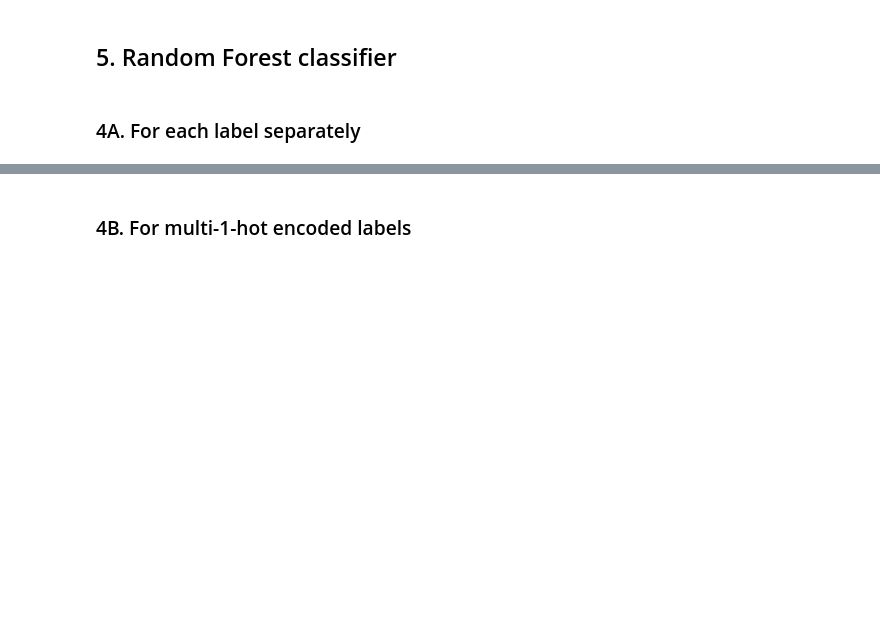
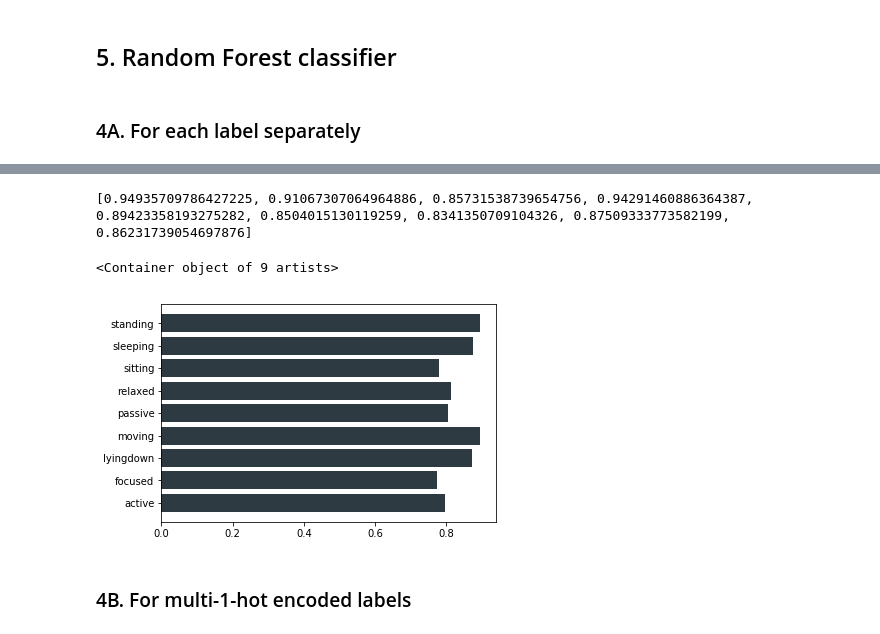
Before and after one commit to jucc/HeRV_analysis, a Jupyter notebook: HeRV_analysis_201801.ipynb, the cells around one changed output, grey strips where cells are left out. Cells and saved outputs as stored; diff of their text form; code cells hidden in the pictures; blank space fills up the shorter version.

```diff
--- a/HeRV_analysis_201801.ipynb
+++ b/HeRV_analysis_201801.ipynb
@@ -197,8 +162,8 @@ label='sleeping'
 for user in df.loc[df[label]==1].user.unique(): #users that have sleep data
     train_u, test_u = ttu[user]
     print ('---------------- User: ', user, ' ----------------------')
-    clf_svm = hp.clf_svm_rbf(train_u, feature_list, labelName=label, C=C2, gamma=gamma)
-    print(hp.report_test(clf_svm, test_u, feature_list, labels=[label], print_report=True, plot_report=False), '\n')
+    clf_svm = hp.clf_svm_rbf(train_u, features_all, labelName=label, C=c2, gamma=gamma)
+    print(hp.report_test(clf_svm, test_u, features_all, labels=[label], print_report=True, plot_report=False), '\n')
 # %% [output]
 ---------------- User:  0  ----------------------
               precision    recall  f1-score   support
@@ -236,0 +228,10 @@ lyingdown :  0.894248608534
+# %%
+ul = [[] for i in range(len(one_hot_labels))]
+for user in [0,1,2,4,5,6]:
+    print('\n-------------- USER: ', user, '--------------')
+    train_u, test_u = ttu[user]
+    for i,label in enumerate(one_hot_labels):
+        clf = hp.clf_rf(train_u, features_red, labels=[label])
+        score = clf.score(X=test_u[features_red], y=test_u[label])
+        print(label, ': ', score)
+        ul[i].append(score)
@@ -237,3 +256,10 @@ lyingdown :  0.894248608534
+# %%
+print([np.mean(l) for l in ul])
+plt.barh(one_hot_labels, scores, align='center', alpha=1, color='#2d3a42')
+# %% [output]
+[0.94935709786427225, 0.91067307064964886, 0.85731538739654756, 0.94291460886364387, 0.89423358193275282, 0.8504015130119259, 0.8341350709104326, 0.87509333773582199, 0.86231739054697876]
+<Container object of 9 artists>
+[figure, added]
 # %% [markdown]
 ### 4B. For multi-1-hot encoded labels
 # %%
```
Also changed, not shown: parts of 22 cells of this notebook, 2 other files.
